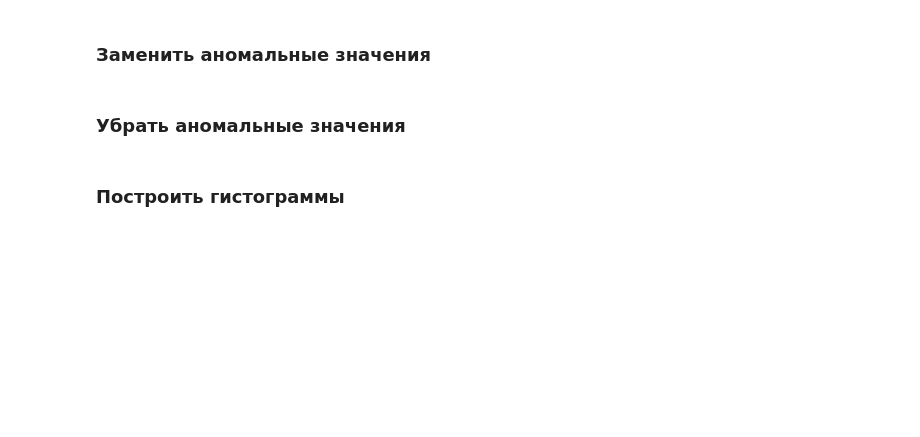
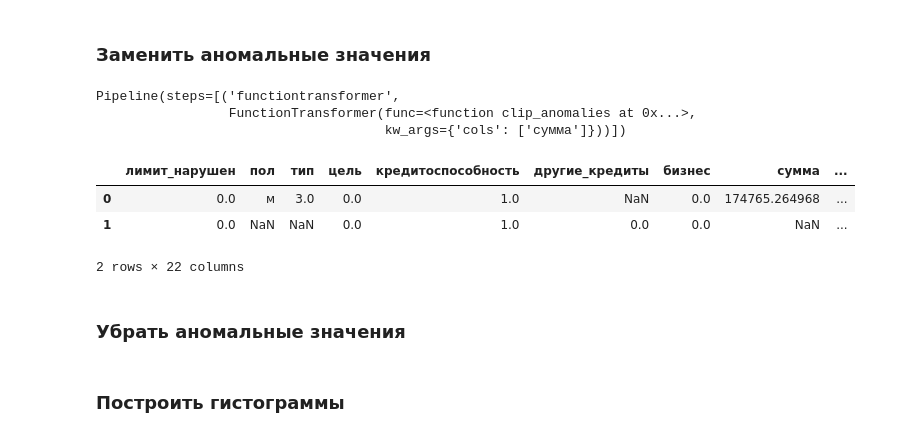
Before and after one commit to AndBoyS/hse-ml-managers, a Jupyter notebook: mba/mba_solution.ipynb, the cells around one changed output. Saved outputs shown, nothing was run; the diff lists cells and outputs as text; code cells hidden in the pictures; blank space fills up the shorter version.

Commit message:
added some functions and req.txt

```diff
--- a/mba/mba_solution.ipynb
+++ b/mba/mba_solution.ipynb
@@ -44,6 +57,18 @@ vis.plot_anomalies(loan_data, ["сумма"])
 
 clipper = FunctionTransformer(transforms.clip_anomalies, kw_args={"cols": ["сумма"]})
 pipe = make_pipeline(clipper)
+pipe
+# %% [output]
+Pipeline(steps=[('functiontransformer',
+                 FunctionTransformer(func=<function clip_anomalies at 0x...>,
+                                     kw_args={'cols': ['сумма']}))])
+# %%
+transforms.clip_anomalies(loan_data, cols=["сумма"]).head(2)
+# %% [output]
+|  | лимит_нарушен | пол | тип | цель | кредитоспособность | другие_кредиты | бизнес | сумма | ... |
+| 0 | 0.0 | м | 3.0 | 0.0 | 1.0 | NaN | 0.0 | 174765.264968 | ... |
+| 1 | 0.0 | NaN | NaN | 0.0 | 1.0 | 0.0 | 0.0 | NaN | ... |
+2 rows × 22 columns
 # %%
 # Vis
 cols = ["сумма"]
```
Also changed, not shown: parts of 20 cells of this notebook, 9 other files.
